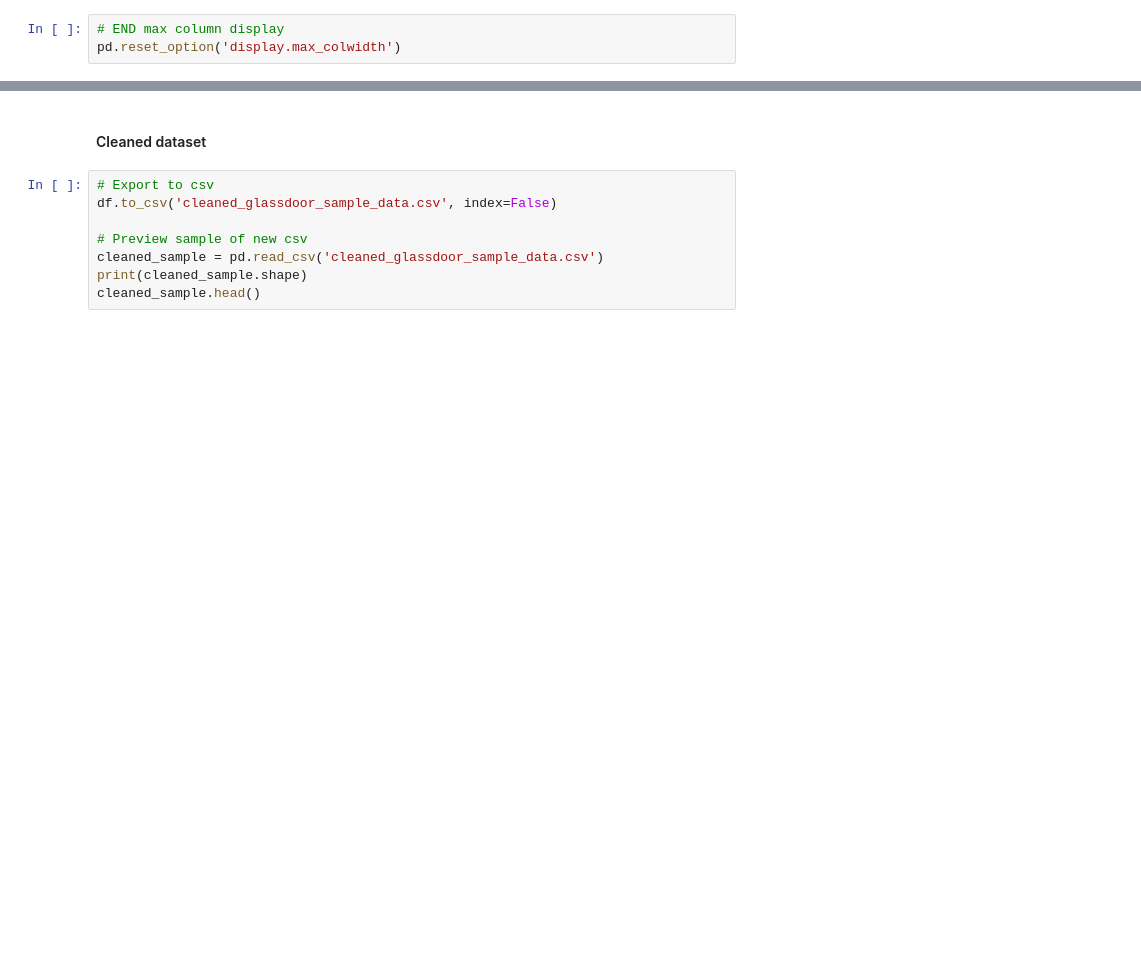
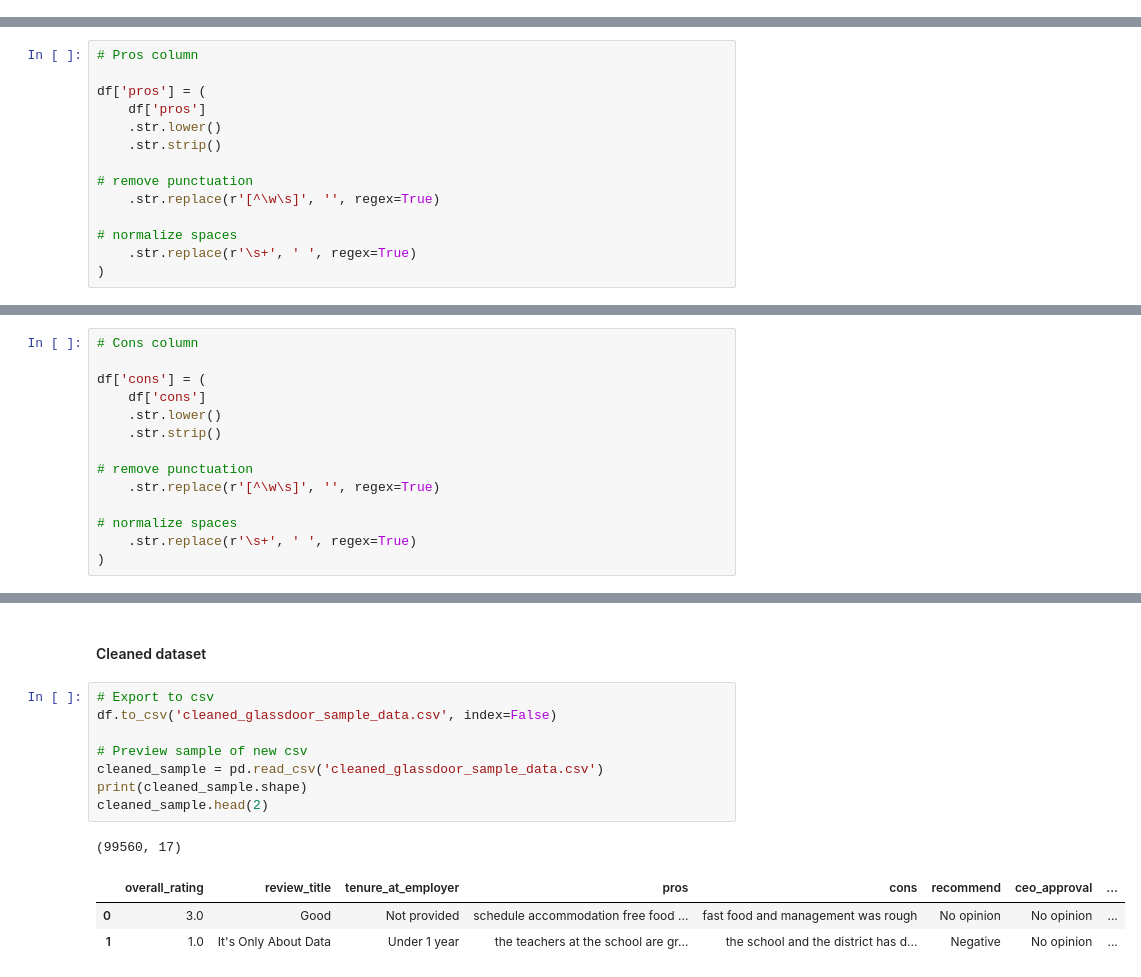
Before and after one commit to GitGamp/MYREPO, a Jupyter notebook: glassdoor_reviews_sample/data/01_data_cleaning.ipynb, the cells around one changed output, grey strips where cells are left out. Drawn from its saved outputs; the diff is of its cells as text; blank space fills up the shorter version.

```diff
--- a/glassdoor_reviews_sample/data/01_data_cleaning.ipynb
+++ b/glassdoor_reviews_sample/data/01_data_cleaning.ipynb
@@ -243,3 +389,0 @@ df['company']
-# %%
-# END max column display
-pd.reset_option('display.max_colwidth')
@@ -245,0 +392,14 @@ pd.reset_option('display.max_colwidth')
+# %%
+# Pros column
+
+df['pros'] = (
+    df['pros']
+    .str.lower()
+    .str.strip()
+
+# remove punctuation
+    .str.replace(r'[^\w\s]', '', regex=True)
+
+# normalize spaces
+    .str.replace(r'\s+', ' ', regex=True)
+)
@@ -245,0 +415,14 @@ pd.reset_option('display.max_colwidth')
+# %%
+# Cons column
+
+df['cons'] = (
+    df['cons']
+    .str.lower()
+    .str.strip()
+
+# remove punctuation
+    .str.replace(r'[^\w\s]', '', regex=True)
+
+# normalize spaces
+    .str.replace(r'\s+', ' ', regex=True)
+)
@@ -248,8 +438,13 @@ pd.reset_option('display.max_colwidth')
 # %%
 # Export to csv
 df.to_csv('cleaned_glassdoor_sample_data.csv', index=False)
 
 # Preview sample of new csv
 cleaned_sample = pd.read_csv('cleaned_glassdoor_sample_data.csv')
 print(cleaned_sample.shape)
-cleaned_sample.head()
+cleaned_sample.head(2)
+# %% [output]
+(99560, 17)
+|  | overall_rating | review_title | tenure_at_employer | pros | cons | recommend | ceo_approval | ... |
+| 0 | 3.0 | Good | Not provided | schedule accommodation free food ... | fast food and management was rough | No opinion | No opinion | ... |
+| 1 | 1.0 | It's Only About Data | Under 1 year | the teachers at the school are gr... | the school and the district has d... | Negative | No opinion | ... |
```
Also changed, not shown: parts of 54 cells of this notebook, 2 other files.
